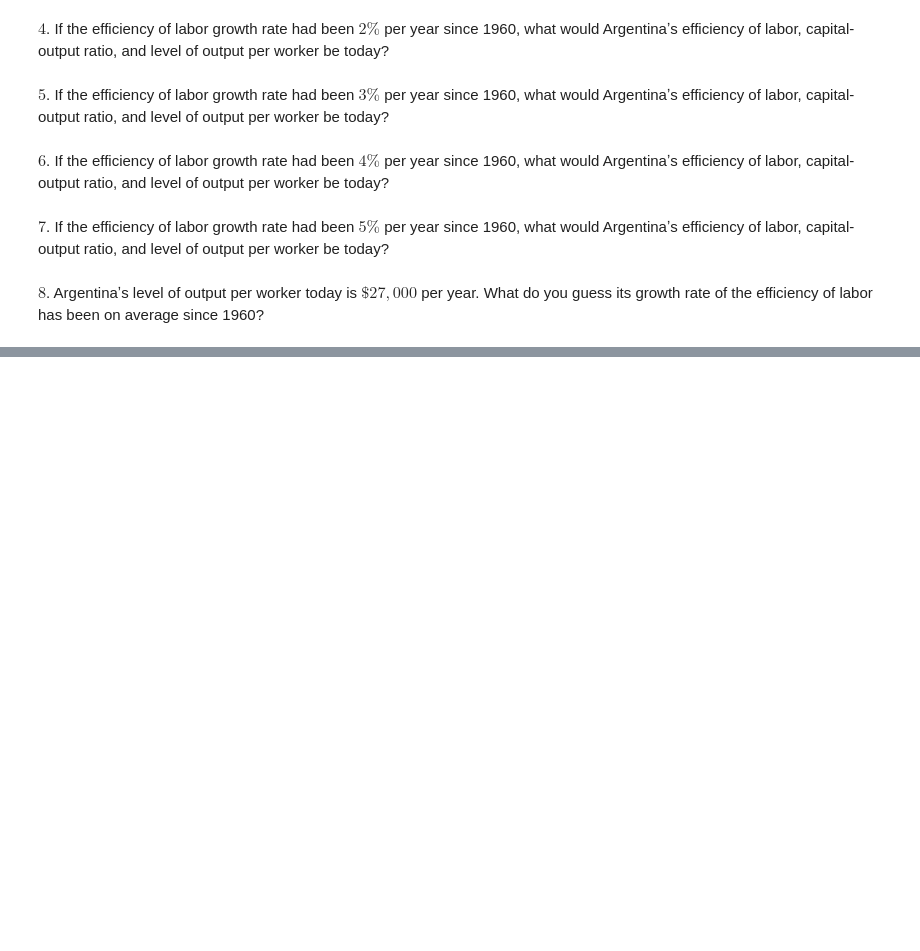
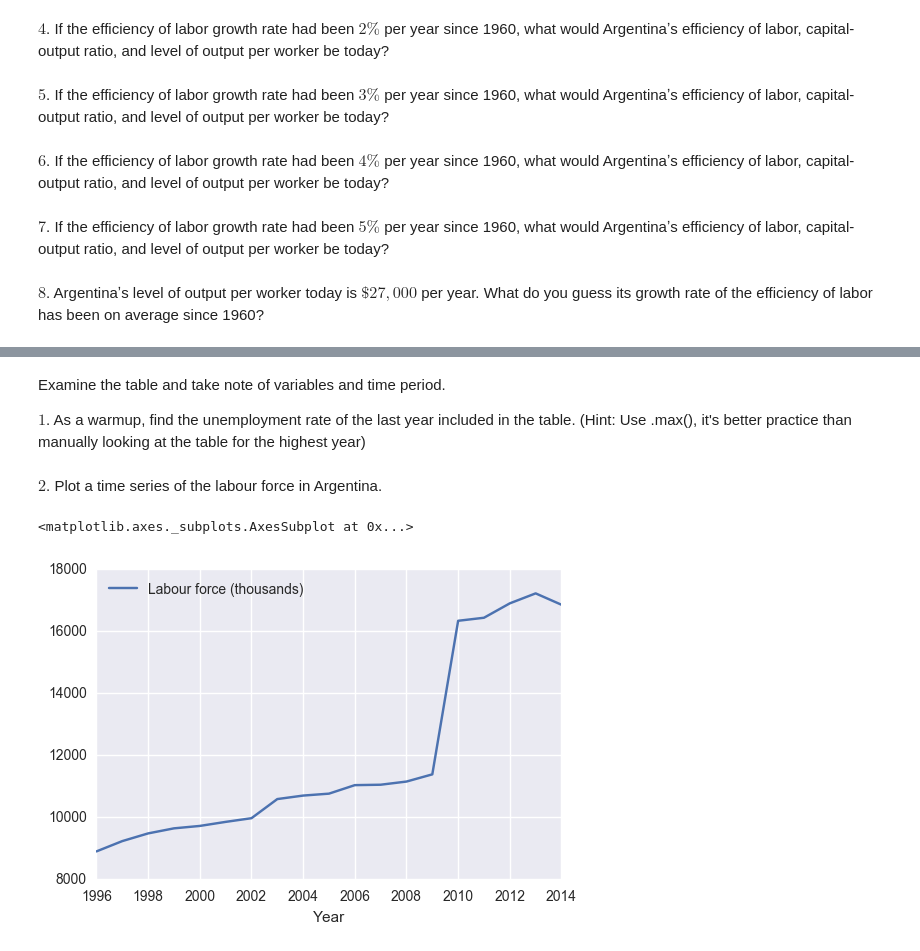
Before and after one commit to ds-modules/ECON-101B, a Jupyter notebook: Problem Set 2/Problem Set 2.ipynb, the cells around one changed output, grey strips where cells are left out. Saved outputs shown, nothing was run; the diff lists cells and outputs as text; code cells hidden in the pictures; blank space fills up the shorter version.

```diff
--- a/Problem Set 2/Problem Set 2.ipynb
+++ b/Problem Set 2/Problem Set 2.ipynb
@@ -89,0 +204,11 @@ arg_employment
+# %% [markdown]
+Examine the table and take note of variables and time period.
+
+$1$. As a warmup, find the unemployment rate of the last year included in the table. (Hint: Use .max(), it's better practice than manually looking at the table for the highest year)
+# %% [markdown]
+$2$. Plot a time series of the labour force in Argentina.
+# %%
+arg_employment.plot(x = 'Year', y = 'Labour force (thousands)')
+# %% [output]
+<matplotlib.axes._subplots.AxesSubplot at 0x...>
+[figure, added]
```
Also changed, not shown: parts of 33 cells of this notebook, 1 other file.
